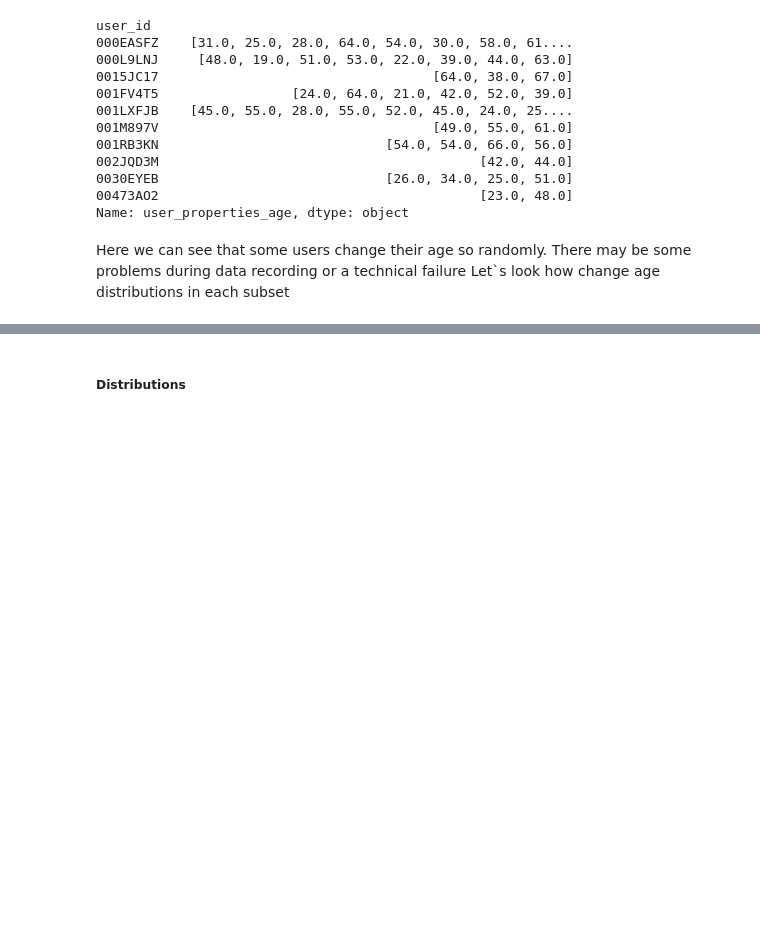
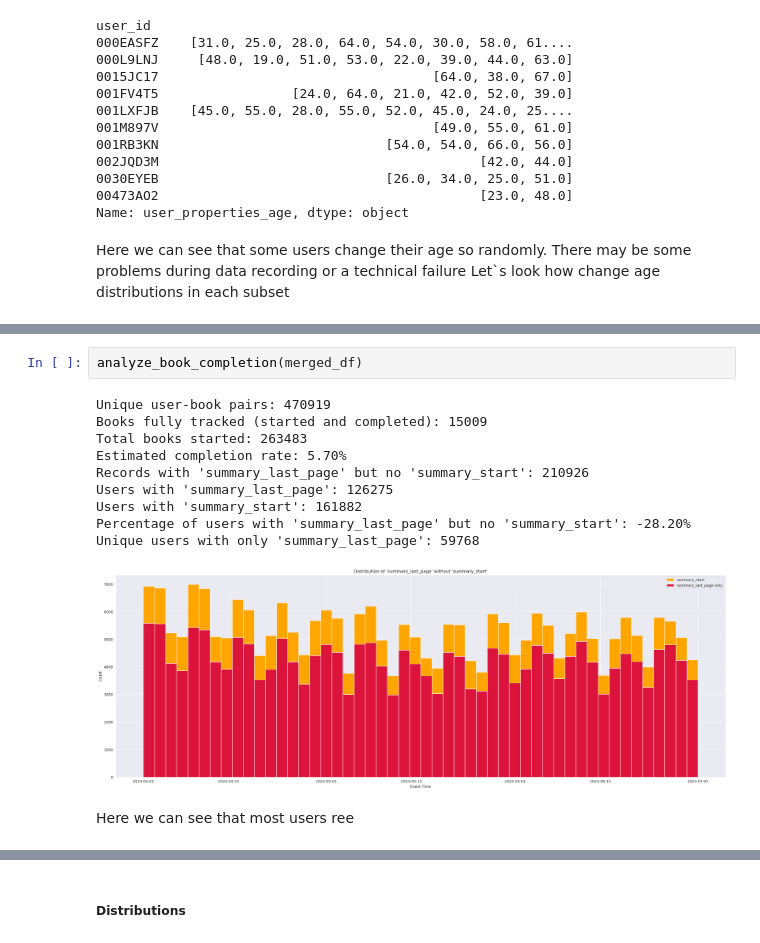
Before and after one commit to PavloKukurik/Test_task_PA_Headway, a Jupyter notebook: test.ipynb, the cells around one changed output, grey strips where cells are left out. Drawn from its saved outputs; the diff is of its cells as text; blank space fills up the shorter version.

```diff
--- a/test.ipynb
+++ b/test.ipynb
@@ -378,0 +513,15 @@ As we can see from this graph, the age distribution does not change even when we
+# %%
+analyze_book_completion(merged_df)
+# %% [output]
+Unique user-book pairs: 470919
+Books fully tracked (started and completed): 15009
+Total books started: 263483
+Estimated completion rate: 5.70%
+Records with 'summary_last_page' but no 'summary_start': 210926
+Users with 'summary_last_page': 126275
+Users with 'summary_start': 161882
+Percentage of users with 'summary_last_page' but no 'summary_start': -28.20%
+Unique users with only 'summary_last_page': 59768
+[figure, added]
+# %% [markdown]
+Here we can see that most users ree
```
Also changed, not shown: parts of 34 cells of this notebook.
